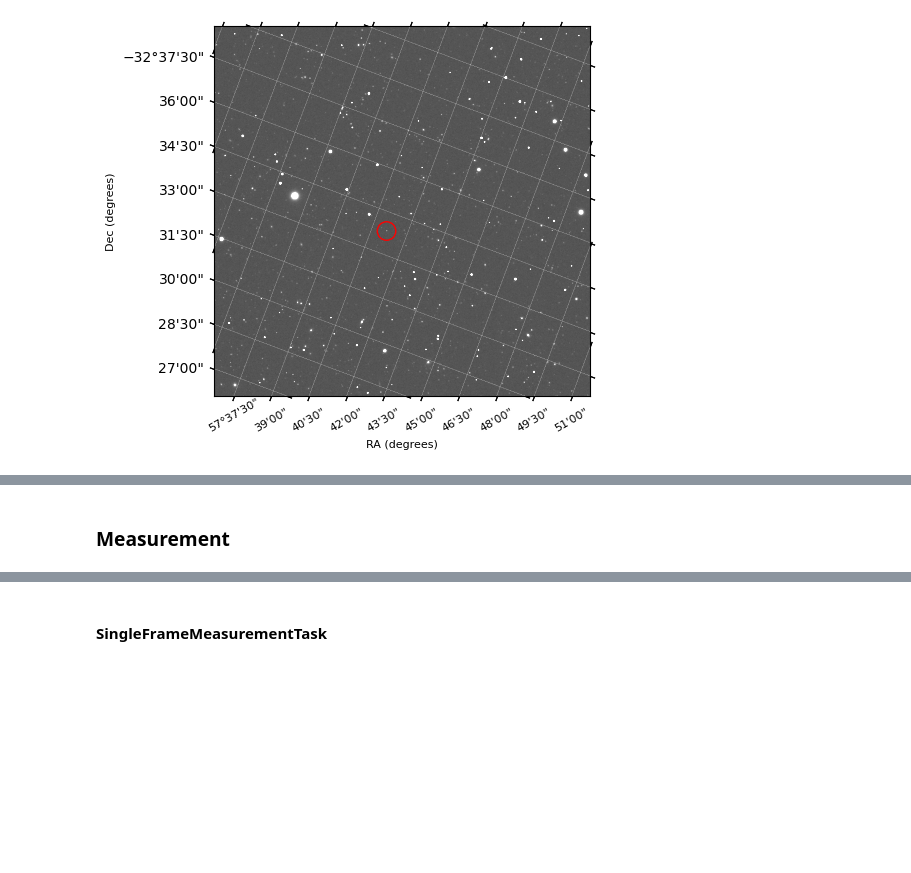
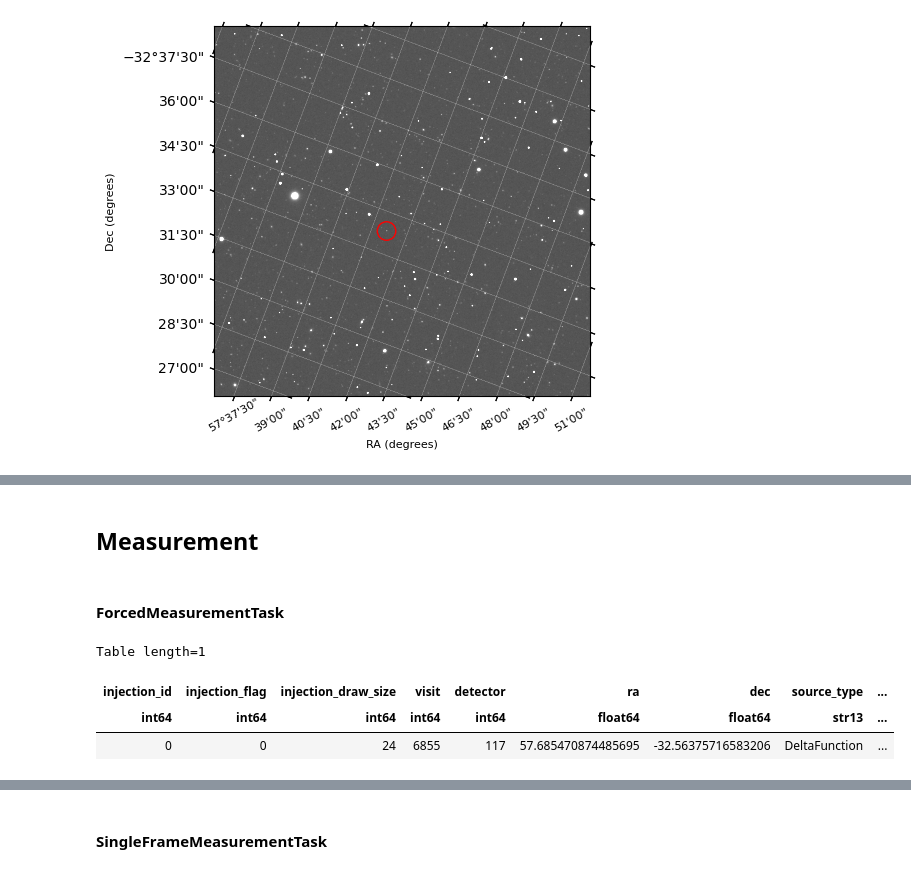
Before and after one commit to nowokaren/DP0_microlensing, a Jupyter notebook: proof_of_concept.ipynb, the cells around one changed output, grey strips where cells are left out. Drawn from its saved outputs; the diff is of its cells as text; code cells hidden in the pictures; blank space fills up the shorter version.

```diff
--- a/proof_of_concept.ipynb
+++ b/proof_of_concept.ipynb
@@ -88,2 +122,4 @@ lsst.visitInjectTask INFO: Injected 1 of 1 potential source. 0 sources flagged a
 # %% [markdown]
-### Measurement
+## Measurement
+# %% [markdown]
+#### ForcedMeasurementTask
@@ -89,0 +148,7 @@ lsst.visitInjectTask INFO: Injected 1 of 1 potential source. 0 sources flagged a
+# %%
+ra_inj = injected_catalog["ra"]; dec_inj =  injected_catalog["dec"]
+# %% [output]
+Table length=1
+| injection_id | injection_flag | injection_draw_size | visit | detector | ra | dec | source_type | ... |
+| int64 | int64 | int64 | int64 | int64 | float64 | float64 | str13 | ... |
+| 0 | 0 | 24 | 6855 | 117 | 57.685470874485695 | -32.56375716583206 | DeltaFunction | ... |
```
Also changed, not shown: parts of 14 cells of this notebook, 7 other files.
